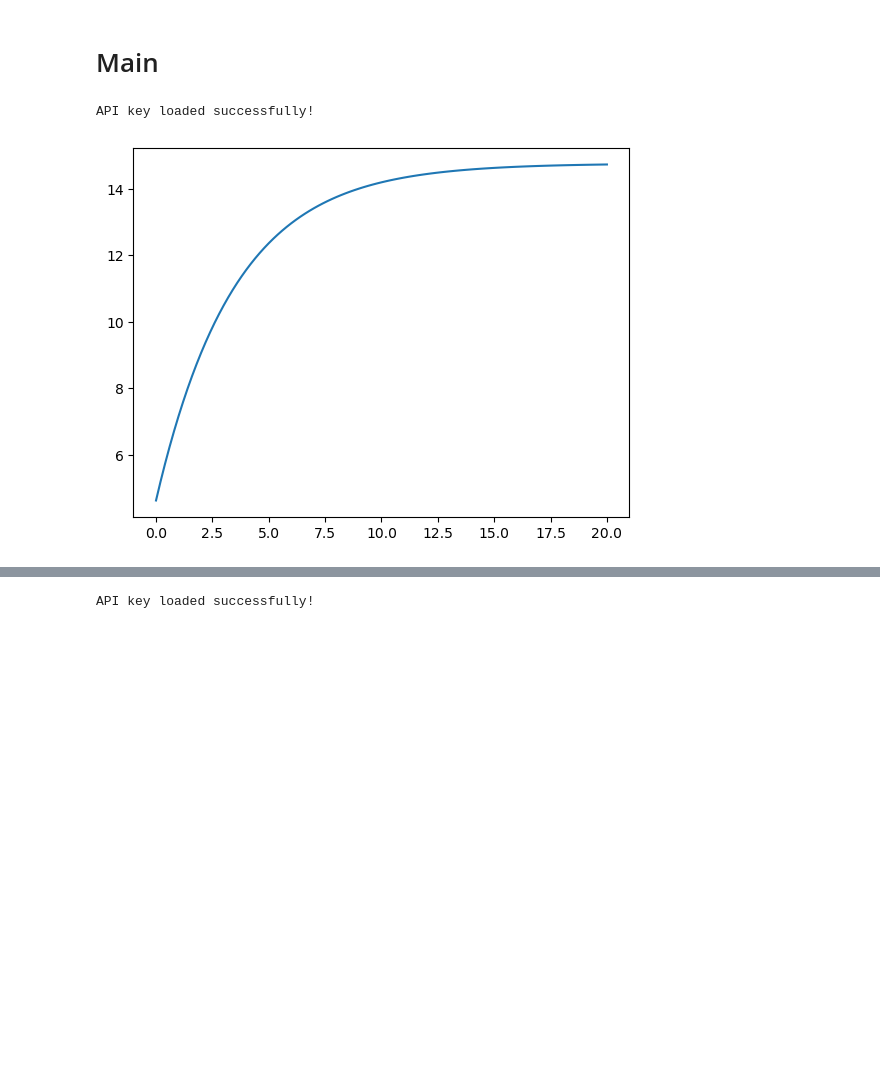
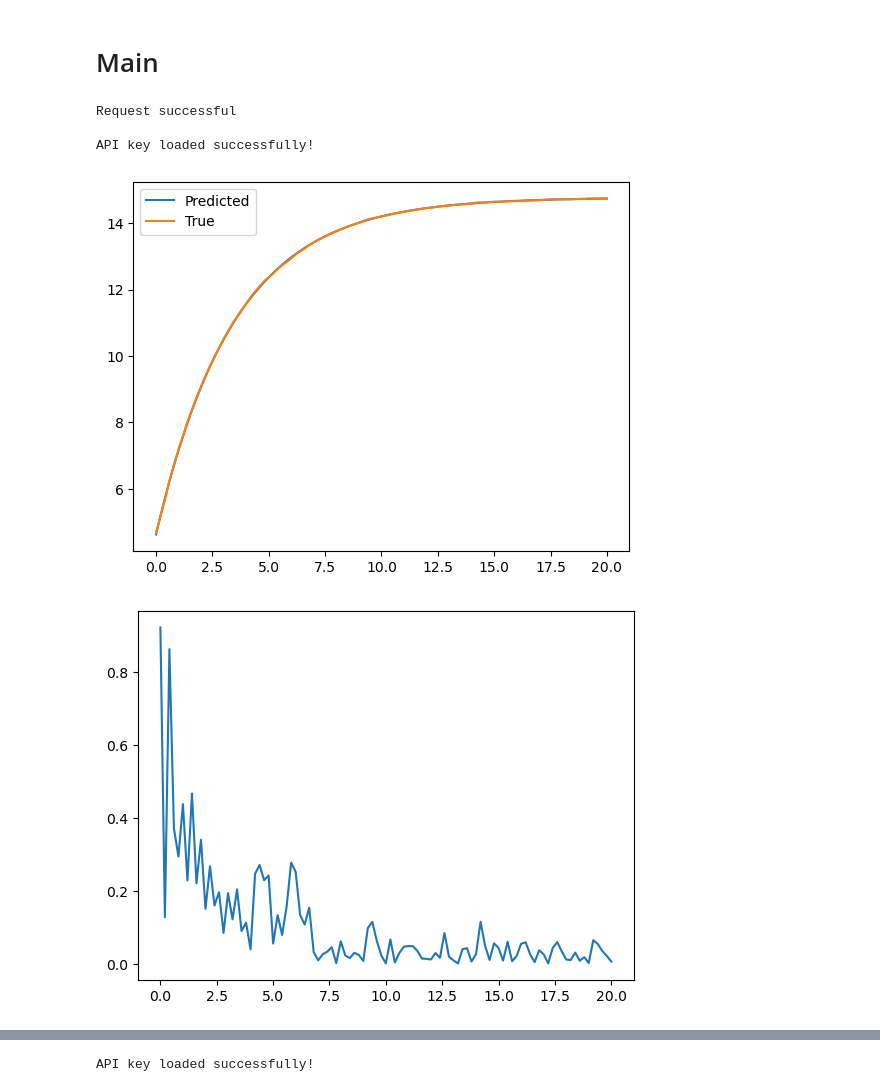
Before and after one commit to kyanjd/smart-scraper, a Jupyter notebook: src/paper_to_equation/test.ipynb, the cells around one changed output, grey strips where cells are left out. Drawn from its saved outputs; the diff is of its cells as text; code cells hidden in the pictures; blank space fills up the shorter version.

```diff
--- a/src/paper_to_equation/test.ipynb
+++ b/src/paper_to_equation/test.ipynb
@@ -25,49 +25,53 @@ from Postprocessing.SOE_EquationGraph import SystemOfEquations, EquationGraph
 from Scraping.Scraper import Scraper
 # %%
 # 1. Scraping journal data
-# doi = "10.1016/j.jmatprotec.2017.04.005"
-# elsevier_api_key = os.getenv("ELSEVIER_API_KEY")
-# scraper = Scraper(doi, elsevier_api_key)
-# mathml_dict, const_dict = scraper.scrape()
+doi = "10.1016/j.jmatprotec.2017.04.005"
+elsevier_api_key = os.getenv("ELSEVIER_API_KEY")
+scraper = Scraper(doi, elsevier_api_key)
+mathml_dict, const_dict = scraper.scrape()
+const_dict["δ"] = 1.5e-5 # user-set model parameter
+
 
 # print(mathml_dict, const_dict)
-const_dict = {'k_s (kW/mK)': 0.14, 'k_t (H13)': 0.0244, 'k_t (Cast iron)': 0.044, 'k_t (P20)': 0.0315, 'k_l (Lubricant)': 0.024, 'R_s (m)': 3.4e-07, 'R_t (H13)': 9.8e-07, 'R_t (Cast iron)': 8.1e-07, 'R_t (P20)': 9.6e-07, 'h_a (kW/m2K)': 0.8, 'σ_U (MPa)': 21.0, 'α (−)': 0.000201, 'λ (−)': 6.05, 'β (−)': 0.00011, 'γ (m−1)': 200000.0}
-const_dict["δ"] = 1.5e-5 # WIP hardcoded for now
-mathml_equations = []
-with open("Data/HTC_equations.txt", "r", encoding="utf-8") as file:
-    for line in file:
-        mathml_equations.append(line.strip())
+# const_dict = {'k_s (kW/mK)': 0.14, 'k_t (H13)': 0.0244, 'k_t (Cast iron)': 0.044, 'k_t (P20)': 0.0315, 'k_l (Lubricant)': 0.024, 'R_s (m)': 3.4e-07, 'R_t (H13)': 9.8e-07, 'R_t (Cast iron)': 8.1e-07, 'R_t (P20)': 9.6e-07, 'h_a (kW/m2K)': 0.8, 'σ_U (MPa)': 21.0, 'α (−)': 0.000201, 'λ (−)': 6.05, 'β (−)': 0.00011, 'γ (m−1)': 200000.0}
+# mathml_equations = []
+# with open("Data/HTC_equations.txt", "r", encoding="utf-8") as file:
+#     for line in file:
+#         mathml_equations.append(line.strip())
 
 
 # 2. Equation translation
 gemini_api_key = os.getenv("GEMINI_API_KEY")
 model_name = "tunedModels/mmltopython4-f3fuppiemnq9"
 predictor = GeminiPredict(gemini_api_key, model_name)
-# mathml_equations = list(mathml_dict.values())
+mathml_equations = list(mathml_dict.values())
 full_equations = predictor.generate_predictions(mml_list=mathml_equations)
 
 # print(full_equations)
 
 # 3. Solving system of equations
 column_names = ["P", "h"]
 p20_df = pd.read_csv("Data/p20.csv", header=None, names=column_names)
 P_list = pd.to_numeric(p20_df["P"]).tolist()
 h_list_ref = pd.to_numeric(p20_df["h"]).tolist()
 solver = SystemOfEquations(equations=full_equations)
 # print(solver.get_sympy_equations())
 solutions = solver.solve_system(const_dict=const_dict,
                                 independent_vals=P_list,
                                 independent_symbol="P",
                                 target_symbol="h",
                                 equation_number=6)
 
 # 4. Outputs
-# solver.plot_graph(P_list, solutions, h_list_ref)
-# solver.plot_error_graph(P_list, solutions, h_list_ref)
-# solver.plot_dependency_graph(save=False)
+solver.plot_graph(P_list, solutions, h_list_ref)
+solver.plot_error_graph(P_list, solutions, h_list_ref)
+solver.plot_dependency_graph(save=False)
 
-plt.plot(P_list, solutions)
-plt.show()
+# plt.plot(P_list, solutions)
+# plt.show()
 # %% [output]
+Request successful
+
 API key loaded successfully!
-[figure, old version]
+[figure, new version]
+[figure, added]
```
Also changed, not shown: parts of 1 cell of this notebook, 1 other file.
